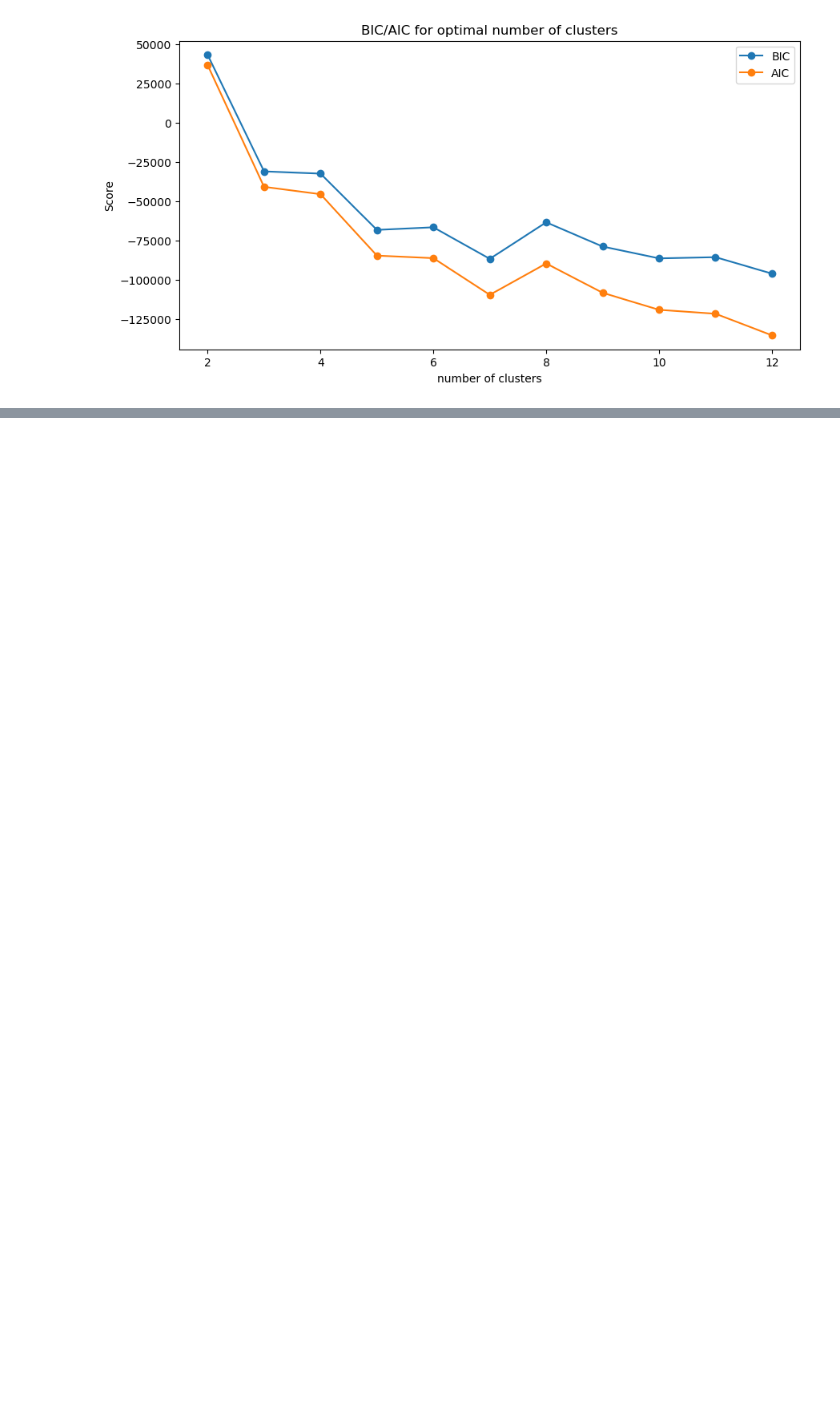
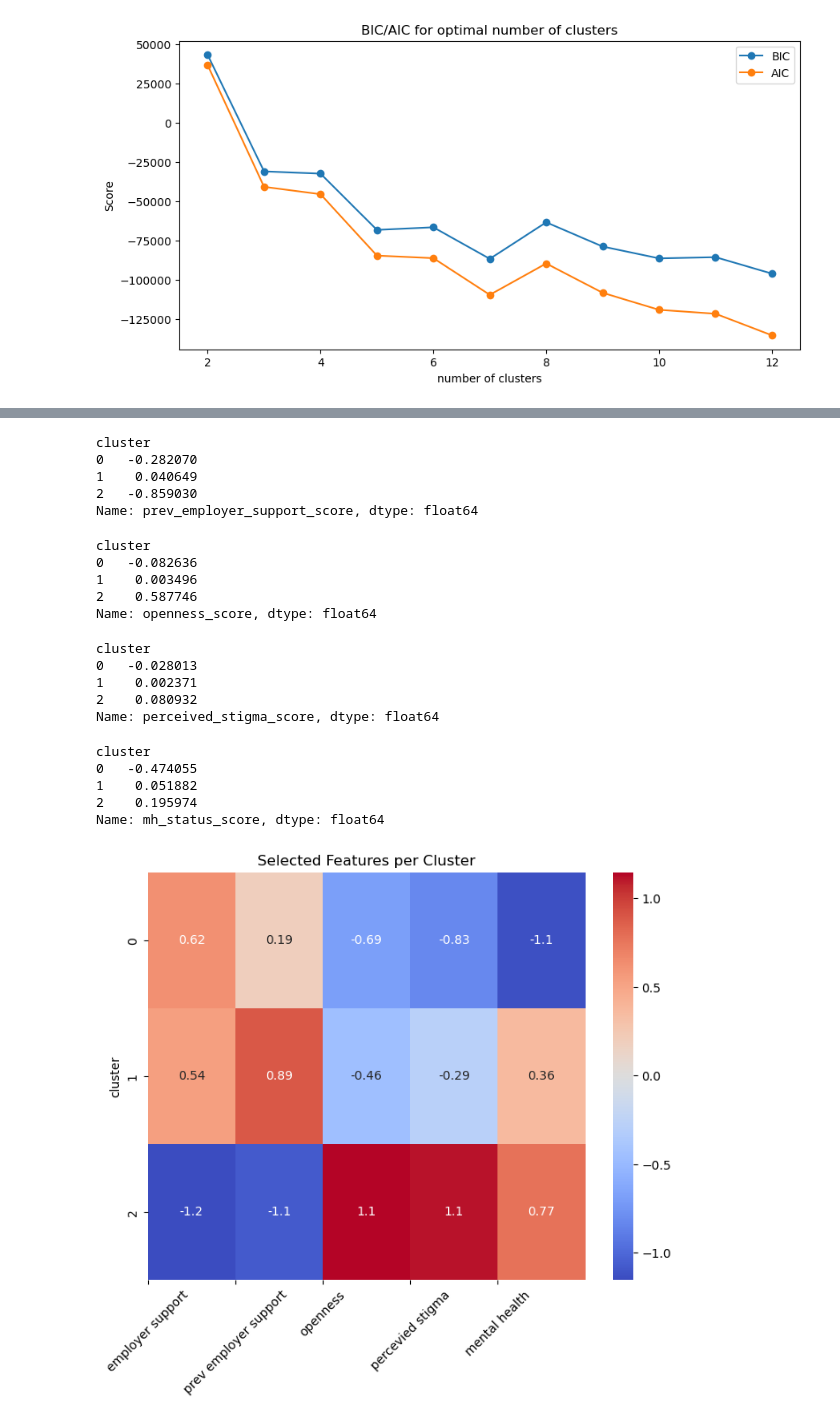
Before and after one commit to thedawid999/Health-Analysis, a Jupyter notebook: code/3_training.ipynb, the cells around one changed output, grey strips where cells are left out. Cells and saved outputs as stored; diff of their text form; code cells hidden in the pictures; blank space fills up the shorter version.

```diff
--- a/code/3_training.ipynb
+++ b/code/3_training.ipynb
@@ -78,0 +88,7 @@ k = 10, Silhouette Score = 0.1081
+# %%
+gmm = GaussianMixture(n_components=3, random_state=42)
+gmm.fit(data_final)
+
+# Cluster-Zuordnung
+clusters = gmm.predict(data_final)
+data_final['cluster'] = clusters
@@ -78,0 +147,59 @@ k = 10, Silhouette Score = 0.1081
+# %%
+data_final.groupby('cluster')['prev_employer_support_score'].mean()
+# %% [output]
+cluster
+0   -0.282070
+1    0.040649
+2   -0.859030
+Name: prev_employer_support_score, dtype: float64
+# %%
+data_final.groupby('cluster')['openness_score'].mean()
+# %% [output]
+cluster
+0   -0.082636
+1    0.003496
+2    0.587746
+Name: openness_score, dtype: float64
+# %%
+data_final.groupby('cluster')['perceived_stigma_score'].mean()
+# %% [output]
+cluster
+0   -0.028013
+1    0.002371
+2    0.080932
+Name: perceived_stigma_score, dtype: float64
+# %%
+data_final.groupby('cluster')['mh_status_score'].mean()
+# %% [output]
+cluster
+0   -0.474055
+1    0.051882
+2    0.195974
+Name: mh_status_score, dtype: float64
+# %%
+import seaborn as sns
+
+# 1. get mean of each feature grouped by cluster
+cluster_means = data_final.groupby("cluster").mean()
+
+# 2. standardize all values to easily compare them
+cluster_means_std = (cluster_means - cluster_means.mean()) / cluster_means.std()
+# %%
+# only show new generated features
+features = [
+    "employer_support_score",
+    "prev_employer_support_score",
+    "openness_score",
+    "perceived_stigma_score",
+    "mh_status_score",
+]
+
+plt.figure(figsize=(8, 6))
+sns.heatmap(cluster_means_std[features], cmap="coolwarm", center=0, annot=True)
+plt.title("Selected Features per Cluster")
+plt.savefig("selected_features_per_cluster.png", dpi=300, bbox_inches="tight")
+new_labels = ["employer support", "prev employer support", "openness", "percevied stigma", "mental health"]
+plt.xticks(rotation=45, labels = new_labels, ticks=range(len(new_labels)))
+plt.show()
+# %% [output]
+[figure, added]
```
Also changed, not shown: parts of 15 cells of this notebook, 8 other files.
